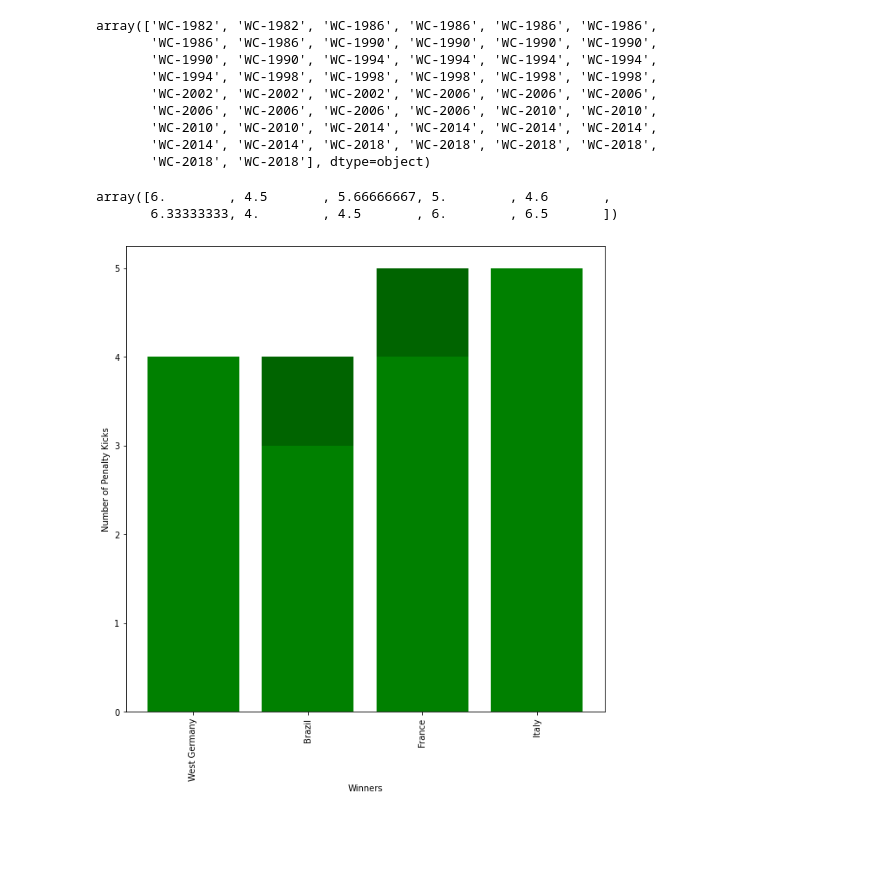
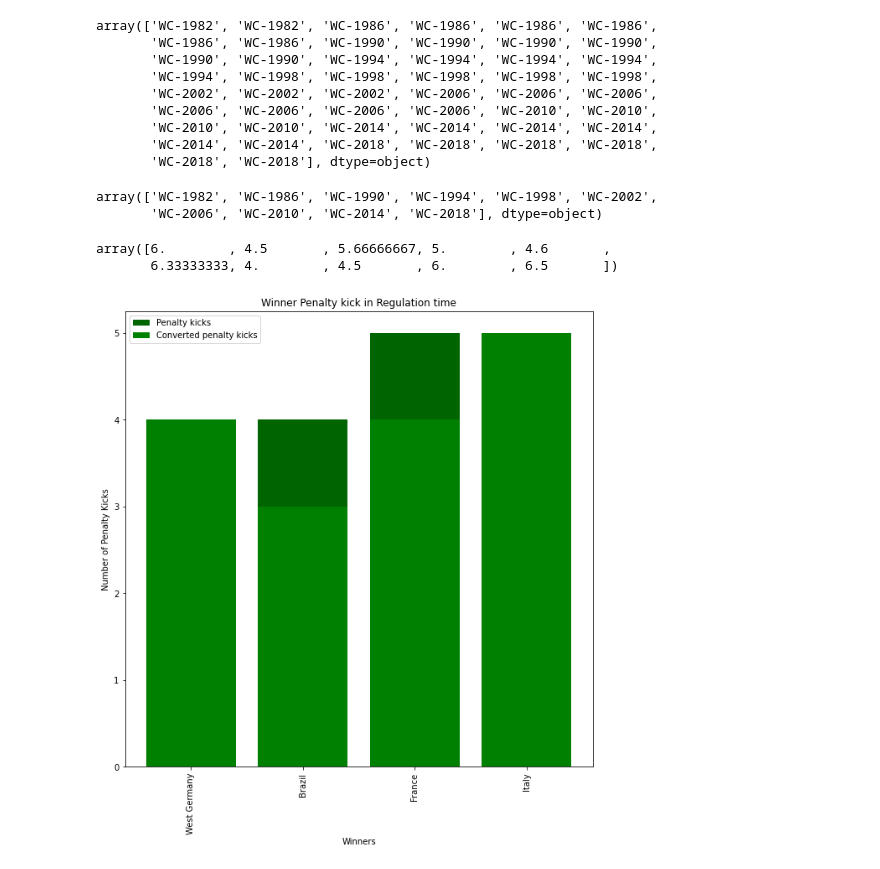
Before and after one commit to NaTaliaebr/Project_1, a Jupyter notebook: data_tranformation/Data_transformation_Q4_with_Visualizations.ipynb, the cells around one changed output. Drawn from its saved outputs; the diff is of its cells as text; code cells hidden in the pictures; blank space fills up the shorter version.

```diff
--- a/data_tranformation/Data_transformation_Q4_with_Visualizations.ipynb
+++ b/data_tranformation/Data_transformation_Q4_with_Visualizations.ipynb
@@ -160,5 +161,12 @@ array(['WC-1982', 'WC-1982', 'WC-1986', 'WC-1986', 'WC-1986', 'WC-1986',
        'WC-2010', 'WC-2010', 'WC-2014', 'WC-2014', 'WC-2014', 'WC-2014',
        'WC-2014', 'WC-2014', 'WC-2018', 'WC-2018', 'WC-2018', 'WC-2018',
        'WC-2018', 'WC-2018'], dtype=object)
+# %%
+#get unique tournament values for graphing
+unique_fifa = np.unique(tournaments)
+unique_fifa
+# %% [output]
+array(['WC-1982', 'WC-1986', 'WC-1990', 'WC-1994', 'WC-1998', 'WC-2002',
+       'WC-2006', 'WC-2010', 'WC-2014', 'WC-2018'], dtype=object)
 # %%
 #need to group non_winner booking info by tournament so that there are the same number of rows as winning booking info table (0-12)
@@ -172,17 +180,19 @@ nonwinner_pk_count
 array([6.        , 4.5       , 5.66666667, 5.        , 4.6       ,
        6.33333333, 4.        , 4.5       , 6.        , 6.5       ])
 # %%
-#test
+#winner bar graph
 winners = winning_team_penalty_info["winner"].values
 
 #graph build and display
 plt.figure(figsize=(10,10))
-plt.bar(winners , winner_pk_count, color="darkgreen", label = "Winner")
-plt.bar(winners , winner_conversion_count, color="green", label = "Winner")
+plt.bar(winners , winner_pk_count, color="darkgreen", label = "Penalty kicks")
+plt.bar(winners , winner_conversion_count, color="green", label = "Converted penalty kicks")
 plt.xlabel('Winners')
+plt.title('Winner Penalty kick in Regulation time')
 plt.ylabel('Number of Penalty Kicks')
 plt.xticks(rotation=90)
+plt.legend(loc="best")
 plt.show()
 # %% [output]
-[figure, old version]
+[figure, new version]
 # %%
```
Also changed, not shown: parts of 7 cells of this notebook.
